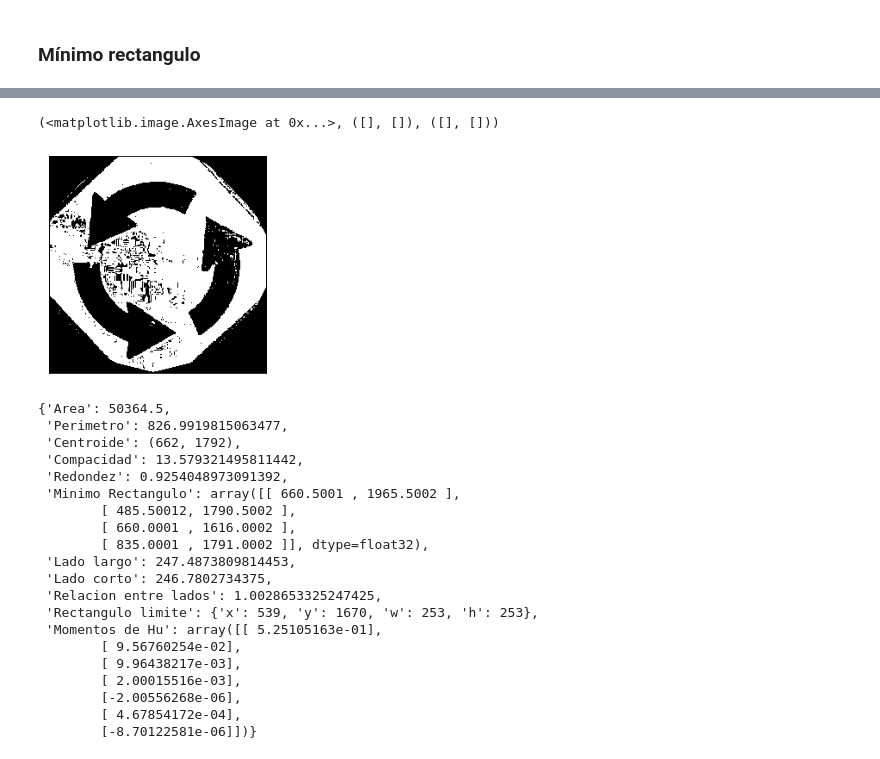
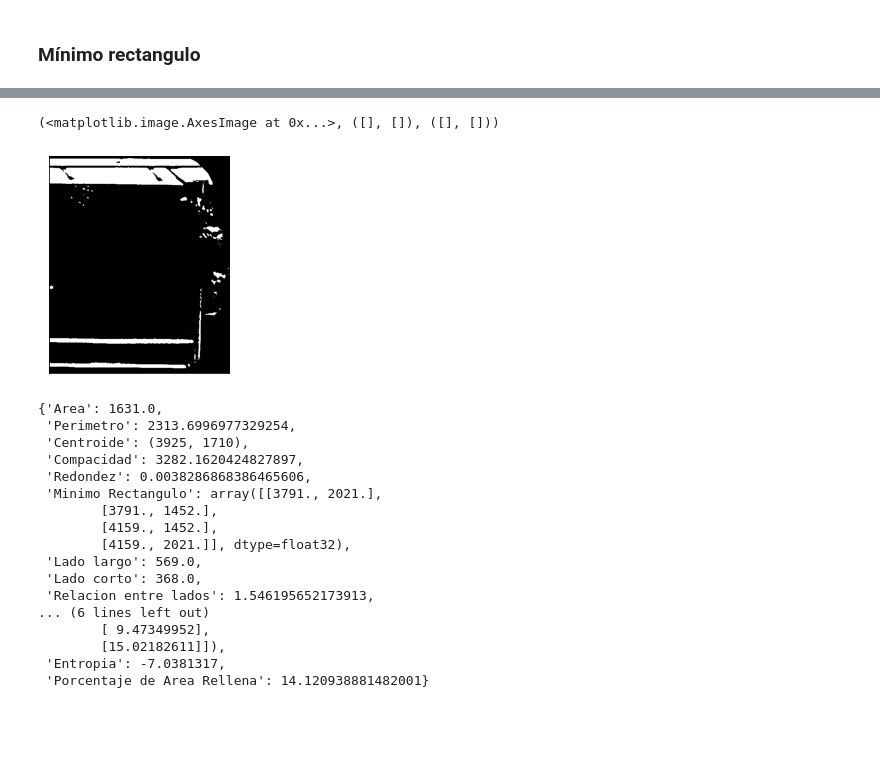
Before and after one commit to jspinaj/Computer-Vision, a Jupyter notebook: Segundo Avance/Circulos adaptativo.ipynb, the cells around one changed output, grey strips where cells are left out. Saved outputs shown, nothing was run; the diff lists cells and outputs as text; code cells hidden in the pictures; blank space fills up the shorter version.

```diff
--- a/Segundo Avance/Circulos adaptativo.ipynb
+++ b/Segundo Avance/Circulos adaptativo.ipynb
@@ -19,8 +19,8 @@ ima5=cv2.imread("img/Pare1.jpg")
 ima6=cv2.imread("img/Pare2.jpg")
 ima7=cv2.imread("img/Prohibidogiroder1.jpg")
 ima8=cv2.imread("img/Prohibidogiroder2.jpg")
-ima9=cv2.imread("img/ima11.jpg")
-ima10=cv2.imread("img/Rotonda5.jpg")
+ima9=cv2.imread("img/Pare8.jpg")
+ima10=cv2.imread("img/Flechader6.jpg")
 #conversión de las imágenes de BGR a RGB
 ima1=cv2.cvtColor(ima1,cv2.COLOR_BGR2RGB)
 ima2=cv2.cvtColor(ima2,cv2.COLOR_BGR2RGB)
@@ -448,6 +513,7 @@ caracteristicas=getCharacteristics(contours)
 imagenes=[]
 mascaras=[]
 hist=[]
+th=[]
 for i in range(len(contours)):
     #obtiene la relación de lados
     rel=caracteristicas[i].get("Relacion entre lados")
@@ -458,22 +524,29 @@ for i in range(len(contours)):
         y_ini=rect_lim.get("y")
         y_fin=rect_lim.get("y")+rect_lim.get("h")
 
+        #imagen_cortada=np.zeros([y_fin-y_ini,x_fin-x_ini,1])
+
         imagen_cortada=ima_final[y_ini:y_fin,x_ini:x_fin,:]
         mascara_cortada=ima_dilatacion[y_ini:y_fin,x_ini:x_fin]
+
 
         mask = np.zeros(imagen_cortada.shape[:2], dtype="uint8")
         cv2.rectangle(mask, (1, 2), (3, 5), 255, -1)
 
-        ima_gris=cv2.cvtColor(imagen_cortada,cv2.COLOR_BGR2GRAY)
-        ret,th1 = cv2.threshold(ima_gris.copy(),90,255,cv2.THRESH_BINARY)
+        ima_gris=cv2.cvtColor(imagen_cortada,cv2.COLOR_RGB2GRAY)
 
-        histo = cv2.calcHist(ima_gris.copy(), [0], None, [256], [0, 255])
+        histo = cv2.calcHist([ima_gris], [0], mascara_cortada, [256], [0, 255])
+        histo = histo/np.sum(histo)
+        r=umbral_otsu(histo)
+        ret,th1 = cv2.threshold(ima_gris.copy(),r,255,cv2.THRESH_BINARY)
         print(x_ini)
         print(x_fin)
         print(y_ini)
         print(x_fin)
+        print(r)
         print("")
         imagenes.append(ima_gris)
         mascaras.append(mascara_cortada)
         hist.append(histo)
+        th.append(th1)
 # %% [output]
@@ -489,10 +581,5 @@ plt.imshow(imagenes[0],cmap="gray"),plt.xticks([]), plt.yticks([])
-# %%
-th=[]
-for i in range(len(imagenes)):
-    ret,th1 = cv2.threshold(ima_gris,60,255,cv2.THRESH_BINARY)
-    th.append(th1)
 # %%
-plt.imshow(th[0],cmap="gray"),plt.xticks([]), plt.yticks([])
+plt.imshow(th[2],cmap="gray"),plt.xticks([]), plt.yticks([])
 # %% [output]
 (<matplotlib.image.AxesImage at 0x...>, ([], []), ([], []))
-[figure, old version]
+[figure, new version]
@@ -505,23 +603,20 @@ for i in range(len(imagenes)):
 # %%
-caracteristicas[0]
+caracteristicas[2]
 # %% [output]
-{'Area': 50364.5,
- 'Perimetro': 826.9919815063477,
- 'Centroide': (662, 1792),
- 'Compacidad': 13.579321495811442,
- 'Redondez': 0.9254048973091392,
- 'Minimo Rectangulo': array([[ 660.5001 , 1965.5002 ],
-        [ 485.50012, 1790.5002 ],
-        [ 660.0001 , 1616.0002 ],
-        [ 835.0001 , 1791.0002 ]], dtype=float32),
- 'Lado largo': 247.4873809814453,
- 'Lado corto': 246.7802734375,
- 'Relacion entre lados': 1.0028653325247425,
- 'Rectangulo limite': {'x': 539, 'y': 1670, 'w': 253, 'h': 253},
- 'Momentos de Hu': array([[ 5.25105163e-01],
-        [ 9.56760254e-02],
-        [ 9.96438217e-03],
-        [ 2.00015516e-03],
-        [-2.00556268e-06],
-        [ 4.67854172e-04],
-        [-8.70122581e-06]])}
+{'Area': 1631.0,
+ 'Perimetro': 2313.6996977329254,
+ 'Centroide': (3925, 1710),
+ 'Compacidad': 3282.1620424827897,
+ 'Redondez': 0.0038286868386465606,
+ 'Minimo Rectangulo': array([[3791., 2021.],
+        [3791., 1452.],
+        [4159., 1452.],
+        [4159., 2021.]], dtype=float32),
+ 'Lado largo': 569.0,
+ 'Lado corto': 368.0,
+ 'Relacion entre lados': 1.546195652173913,
+... (6 lines left out)
+        [ 9.47349952],
+        [15.02182611]]),
+ 'Entropia': -7.0381317,
+ 'Porcentaje de Area Rellena': 14.120938881482001}
```
Also changed, not shown: parts of 34 cells of this notebook, 4 other files.
